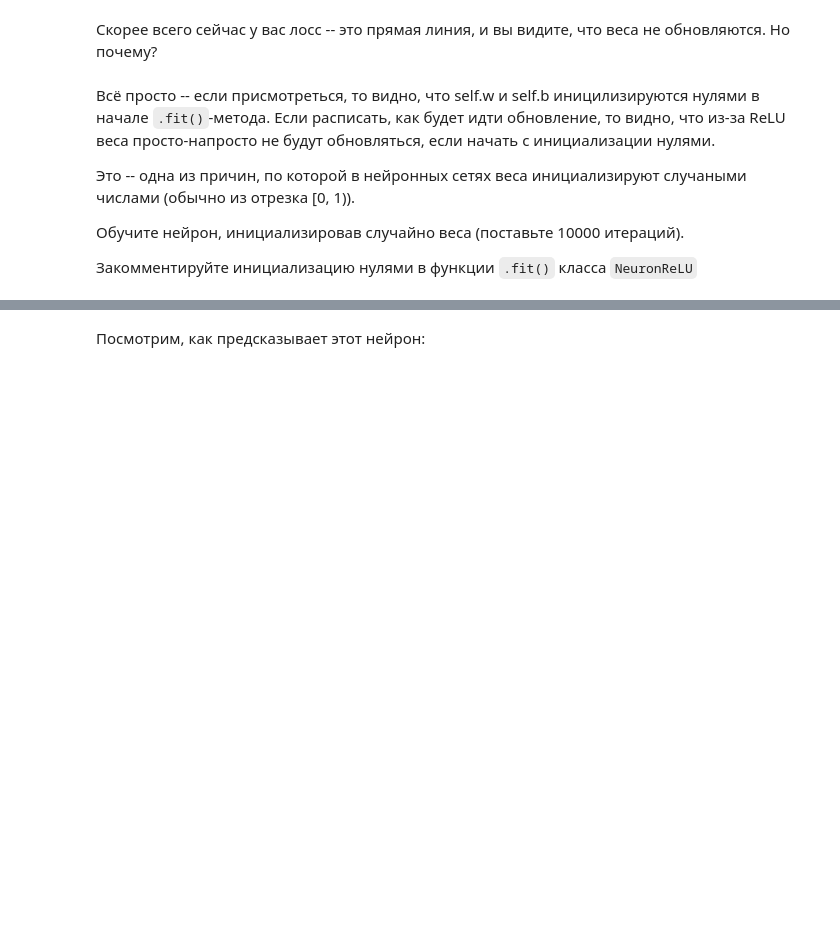
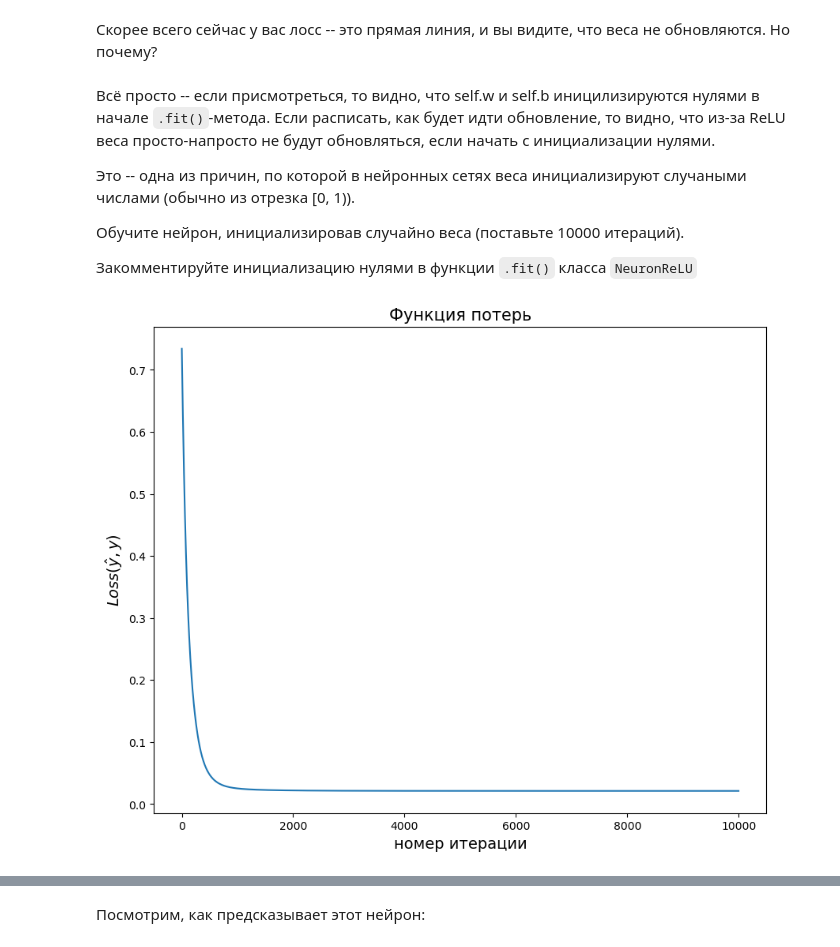
Before and after one commit to MGSDS/Itmo-ML, a Jupyter notebook: Lab 6/test 6.2 neuron_activations.ipynb, the cells around one changed output, grey strips where cells are left out. Drawn from its saved outputs; the diff is of its cells as text; code cells hidden in the pictures; blank space fills up the shorter version.

```diff
--- a/Lab 6/test 6.2 neuron_activations.ipynb
+++ b/Lab 6/test 6.2 neuron_activations.ipynb
@@ -88,7 +98,3 @@ $$ \frac{\partial Loss}{\partial w} = \begin{equation*}
 Почему в первом случае будет 0? Потому что в формулу $y_i^2$ не входят веса , а мы берём производную именно по весам $w$.
 
 * Реализуйте ReLU и её производную:
-# %%
-def relu(x):
-    """ReLU-функция"""
-    return <Ваш код здесь>
@@ -188,12 +216,14 @@ plt.show()
 # %%
 %%time
 
-neuron = NeuronReLU(w=np.random.rand(X.shape[1], 1), b=np.random.rand(1))
+neuron = NeuronReLU()
 Loss_values = neuron.fit(X, y, num_epochs=10000)
 
 plt.figure(figsize=(10, 8))
 plt.plot(Loss_values)
 plt.title('Функция потерь', fontsize=15)
 plt.xlabel('номер итерации', fontsize=14)
 plt.ylabel('$Loss(\hat{y}, y)$', fontsize=14)
 plt.show()
+# %% [output]
+[figure, added]
```
Also changed, not shown: parts of 30 cells of this notebook.
